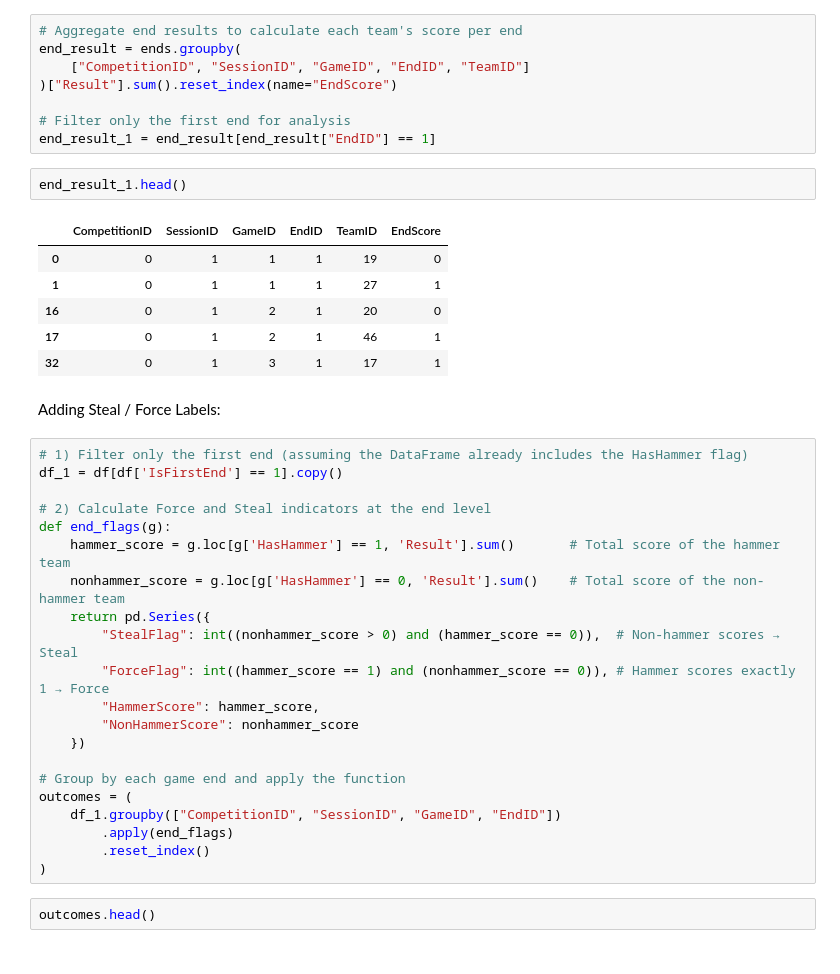
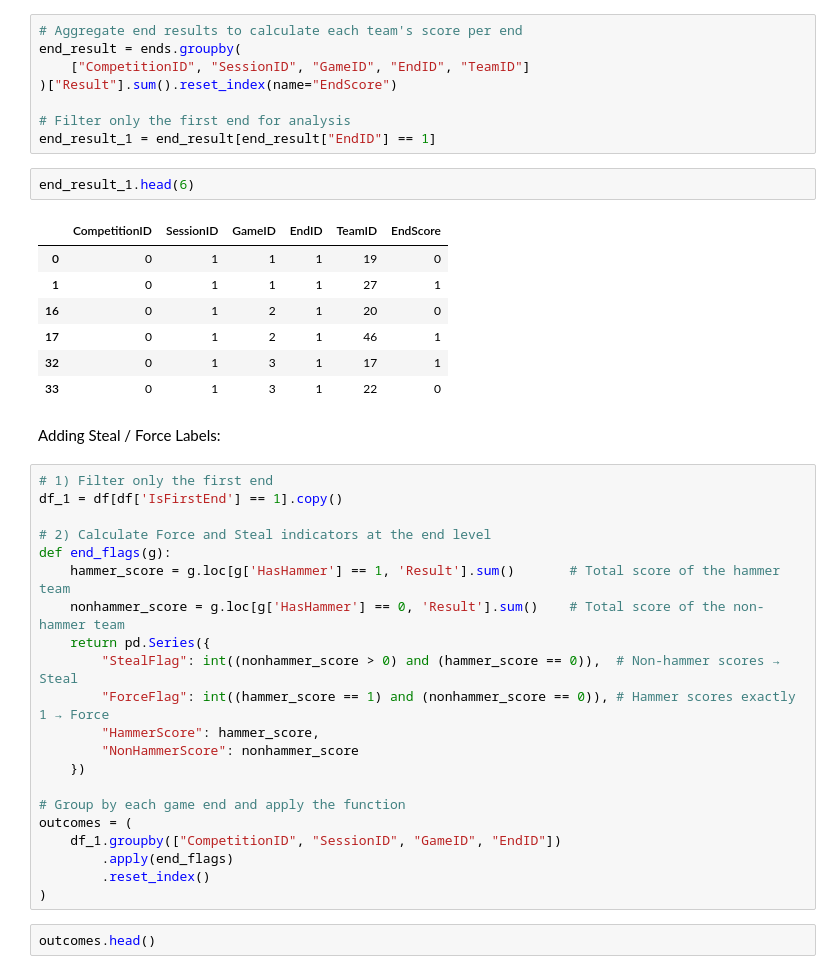
Before and after one commit to j00hyun/Data-Jam-2025, a Jupyter notebook: Strategy for 1 End Non-Hammer Team.ipynb, the cells around one changed output. Drawn from its saved outputs; the diff is of its cells as text.

```diff
--- a/Strategy for 1 End Non-Hammer Team.ipynb
+++ b/Strategy for 1 End Non-Hammer Team.ipynb
@@ -285,18 +295,19 @@ end_result = ends.groupby(
 # Filter only the first end for analysis
 end_result_1 = end_result[end_result["EndID"] == 1]
 # %%
-end_result_1.head()
+end_result_1.head(6)
 # %% [output]
 |  | CompetitionID | SessionID | GameID | EndID | TeamID | EndScore |
 | 0 | 0 | 1 | 1 | 1 | 19 | 0 |
 | 1 | 0 | 1 | 1 | 1 | 27 | 1 |
 | 16 | 0 | 1 | 2 | 1 | 20 | 0 |
 | 17 | 0 | 1 | 2 | 1 | 46 | 1 |
 | 32 | 0 | 1 | 3 | 1 | 17 | 1 |
+| 33 | 0 | 1 | 3 | 1 | 22 | 0 |
 # %% [markdown]
 Adding Steal / Force Labels:
 # %%
-# 1) Filter only the first end (assuming the DataFrame already includes the HasHammer flag)
+# 1) Filter only the first end
 df_1 = df[df['IsFirstEnd'] == 1].copy()
 
 # 2) Calculate Force and Steal indicators at the end level
```
Also changed, not shown: parts of 7 cells of this notebook.
